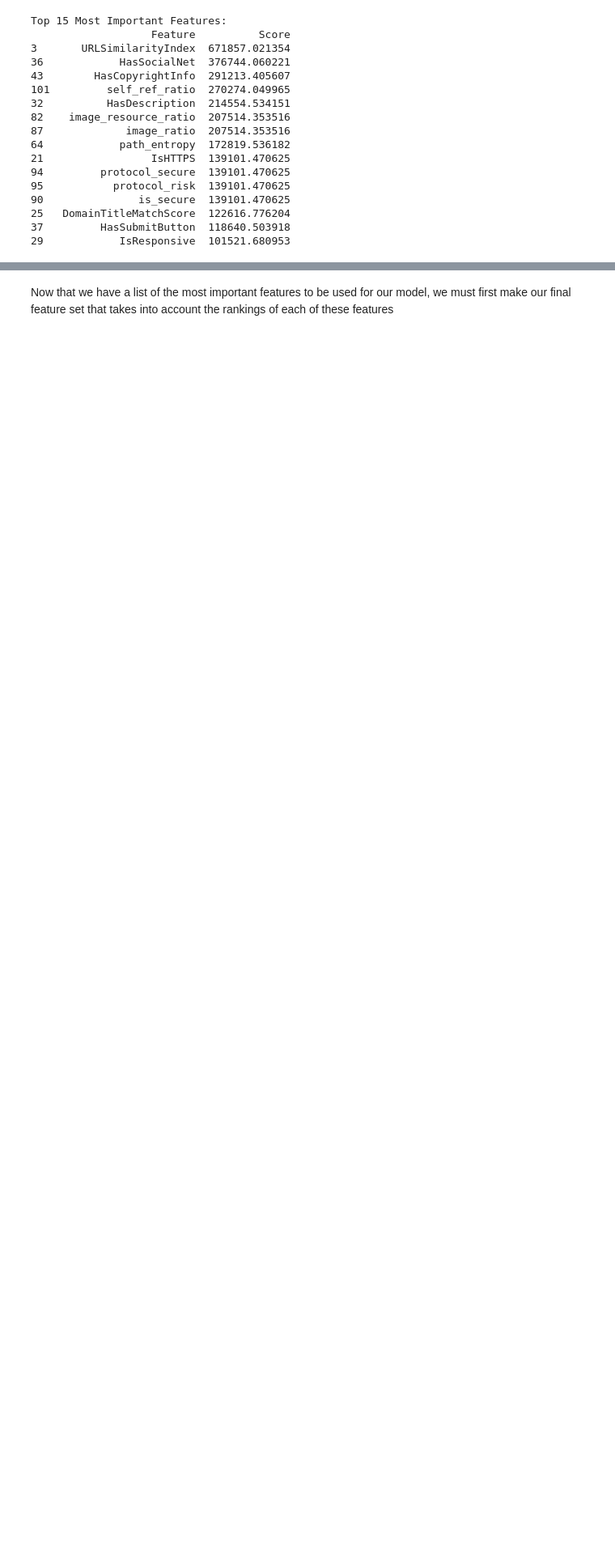
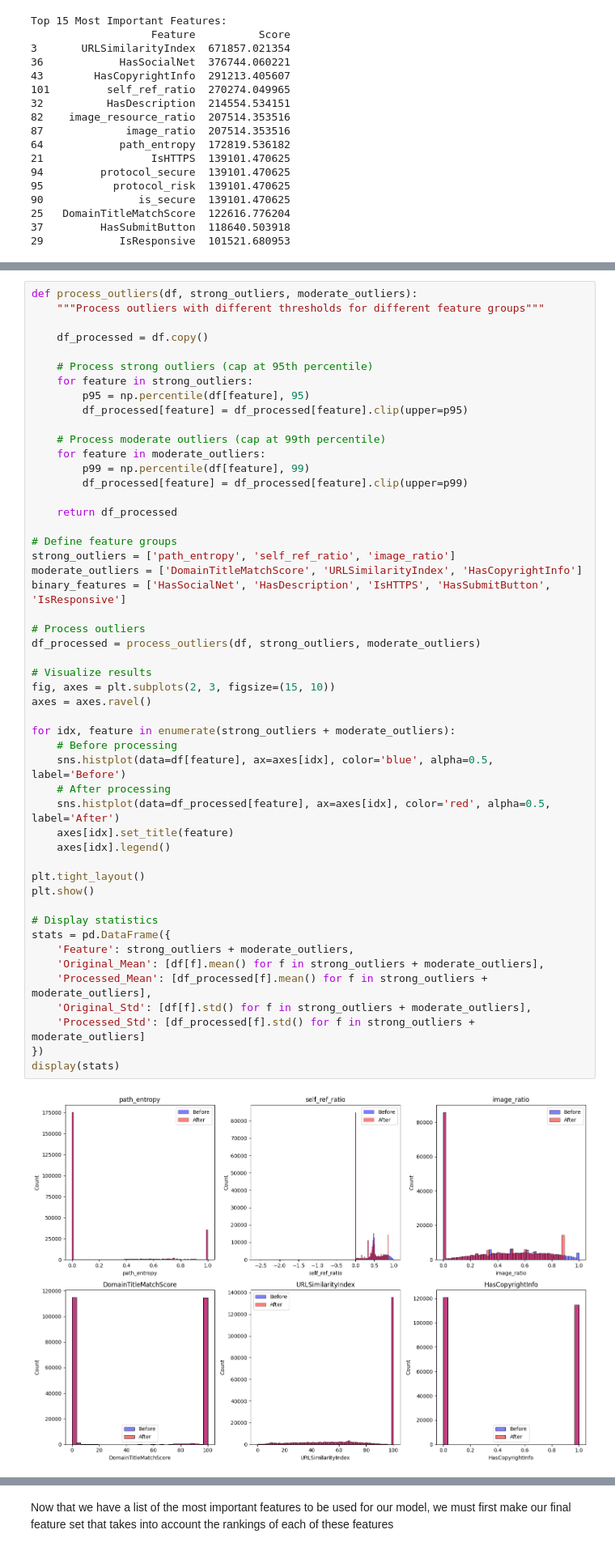
Before and after one commit to gjh0239/AITT-Assignment, a Jupyter notebook: Assignment/Assignment.ipynb, the cells around one changed output, grey strips where cells are left out. Shown at 81% size. Cells and saved outputs as stored; diff of their text form; blank space fills up the shorter version.

```diff
--- a/Assignment/Assignment.ipynb
+++ b/Assignment/Assignment.ipynb
@@ -3248,0 +3422,52 @@ Top 15 Most Important Features:
+# %%
+def process_outliers(df, strong_outliers, moderate_outliers):
+    """Process outliers with different thresholds for different feature groups"""
+
+    df_processed = df.copy()
+
+    # Process strong outliers (cap at 95th percentile)
+    for feature in strong_outliers:
+        p95 = np.percentile(df[feature], 95)
+        df_processed[feature] = df_processed[feature].clip(upper=p95)
+
+    # Process moderate outliers (cap at 99th percentile)
+    for feature in moderate_outliers:
+        p99 = np.percentile(df[feature], 99)
+        df_processed[feature] = df_processed[feature].clip(upper=p99)
+
+    return df_processed
+
+# Define feature groups
+strong_outliers = ['path_entropy', 'self_ref_ratio', 'image_ratio']
+moderate_outliers = ['DomainTitleMatchScore', 'URLSimilarityIndex', 'HasCopyrightInfo']
+binary_features = ['HasSocialNet', 'HasDescription', 'IsHTTPS', 'HasSubmitButton', 'IsResponsive']
+
+# Process outliers
+df_processed = process_outliers(df, strong_outliers, moderate_outliers)
+
+# Visualize results
+fig, axes = plt.subplots(2, 3, figsize=(15, 10))
+axes = axes.ravel()
+
+for idx, feature in enumerate(strong_outliers + moderate_outliers):
+    # Before processing
+    sns.histplot(data=df[feature], ax=axes[idx], color='blue', alpha=0.5, label='Before')
+    # After processing
+    sns.histplot(data=df_processed[feature], ax=axes[idx], color='red', alpha=0.5, label='After')
+    axes[idx].set_title(feature)
+    axes[idx].legend()
+
+plt.tight_layout()
+plt.show()
+
+# Display statistics
+stats = pd.DataFrame({
+    'Feature': strong_outliers + moderate_outliers,
+    'Original_Mean': [df[f].mean() for f in strong_outliers + moderate_outliers],
+    'Processed_Mean': [df_processed[f].mean() for f in strong_outliers + moderate_outliers],
+    'Original_Std': [df[f].std() for f in strong_outliers + moderate_outliers],
+    'Processed_Std': [df_processed[f].std() for f in strong_outliers + moderate_outliers]
+})
+display(stats)
+# %% [output]
+[figure, added]
```
Also changed, not shown: parts of 8 cells of this notebook.
